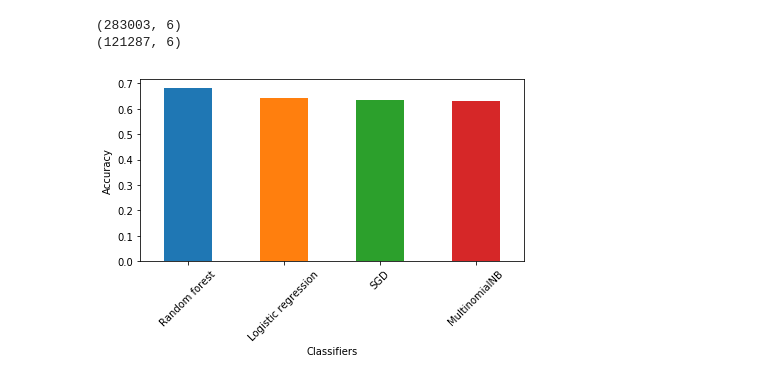
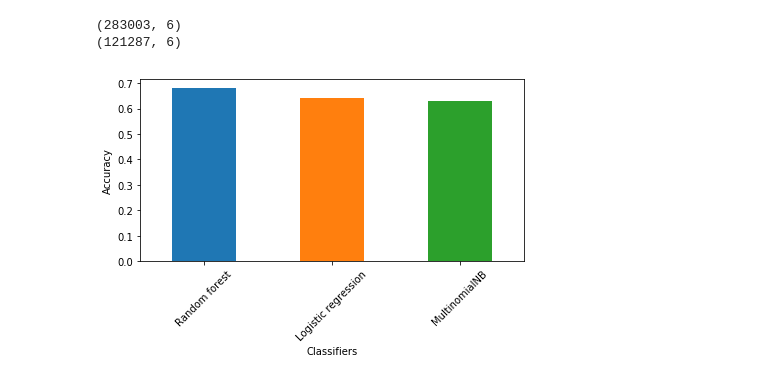
Before and after one commit to KoalaChelsea/Quora_Question_Pairs, a Jupyter notebook: TFIDF + Classifiers.ipynb, the cells around one changed output. Cells and saved outputs as stored; diff of their text form; code cells hidden in the pictures.

```diff
--- a/TFIDF + Classifiers.ipynb
+++ b/TFIDF + Classifiers.ipynb
@@ -224,18 +228,18 @@ for classifier in clfs:
     train_test_evaluate(classifier)
 # %%
 # Convert the accuracies into one-dimensional 1darray with corresponding classifier names as axis labels
-clf_accuracies = pd.Series(accuracies,['Logistic regression', 'MultinomialNB', 'Random forest', 'SGD'])
+clf_accuracies = pd.Series(accuracies,['Logistic regression', 'MultinomialNB', 'Random forest'])
 
 # Sort the array in descending order of the accuracies
 clf_accuracies = clf_accuracies.sort_values(ascending=False)
 
 # Draw the bar Plot from clf_accuracies
 clf_accuracies.plot(x='Classifiers', y='Accuracy', kind='bar', rot=45)
 
 # Show the plot
 plt.tight_layout()
 plt.xlabel('Classifiers')
 plt.ylabel('Accuracy')
 plt.show()
 # %% [output]
-[figure, old version]
+[figure, new version]
```
Also changed, not shown: parts of 3 cells of this notebook.
